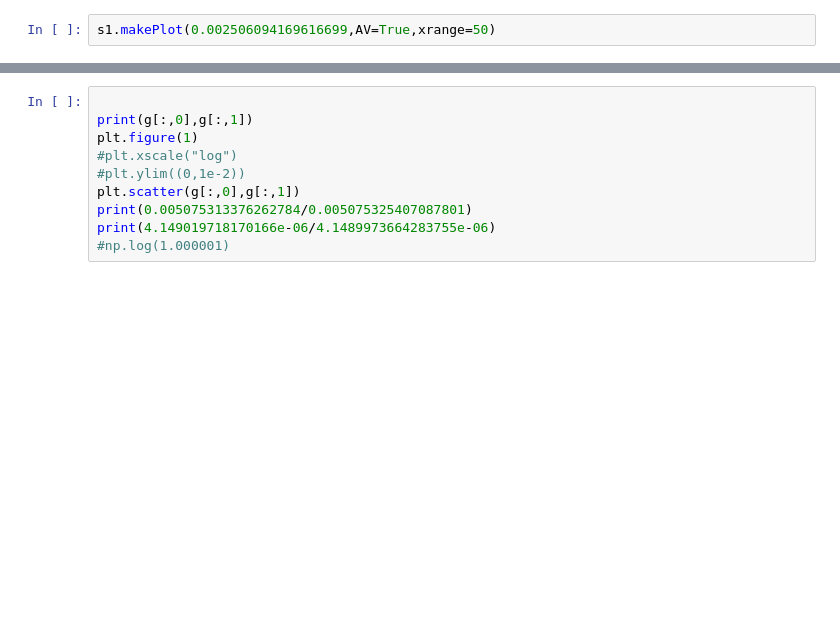
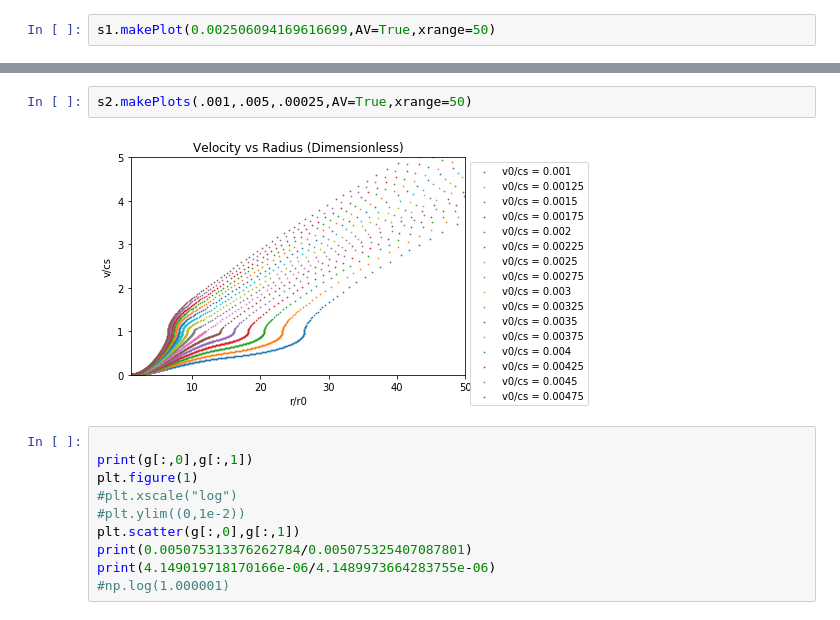
Before and after one commit to bnevs88/neutrino-winds, a Jupyter notebook: neutrino-winds/Adiabatic_wind_solver.ipynb, the cells around one changed output, grey strips where cells are left out. Cells and saved outputs as stored; diff of their text form; blank space fills up the shorter version.

```diff
--- a/neutrino-winds/Adiabatic_wind_solver.ipynb
+++ b/neutrino-winds/Adiabatic_wind_solver.ipynb
@@ -86,3 +84,7 @@ s2.makePlot(v0,AV=True,xrange=50)
+# %%
+s2.makePlots(.001,.005,.00025,AV=True,xrange=50)
+# %% [output]
+[figure, added]
 # %%
 
 print(g[:,0],g[:,1])
```
Also changed, not shown: parts of 8 cells of this notebook, 4 other files.
